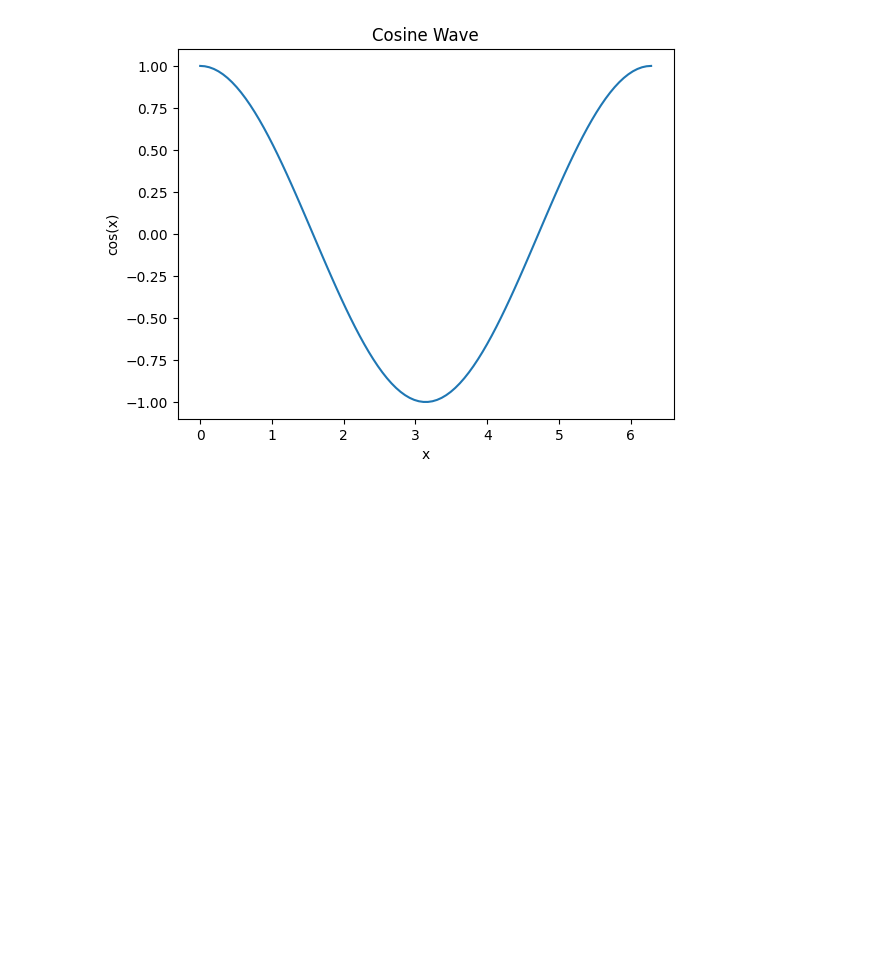
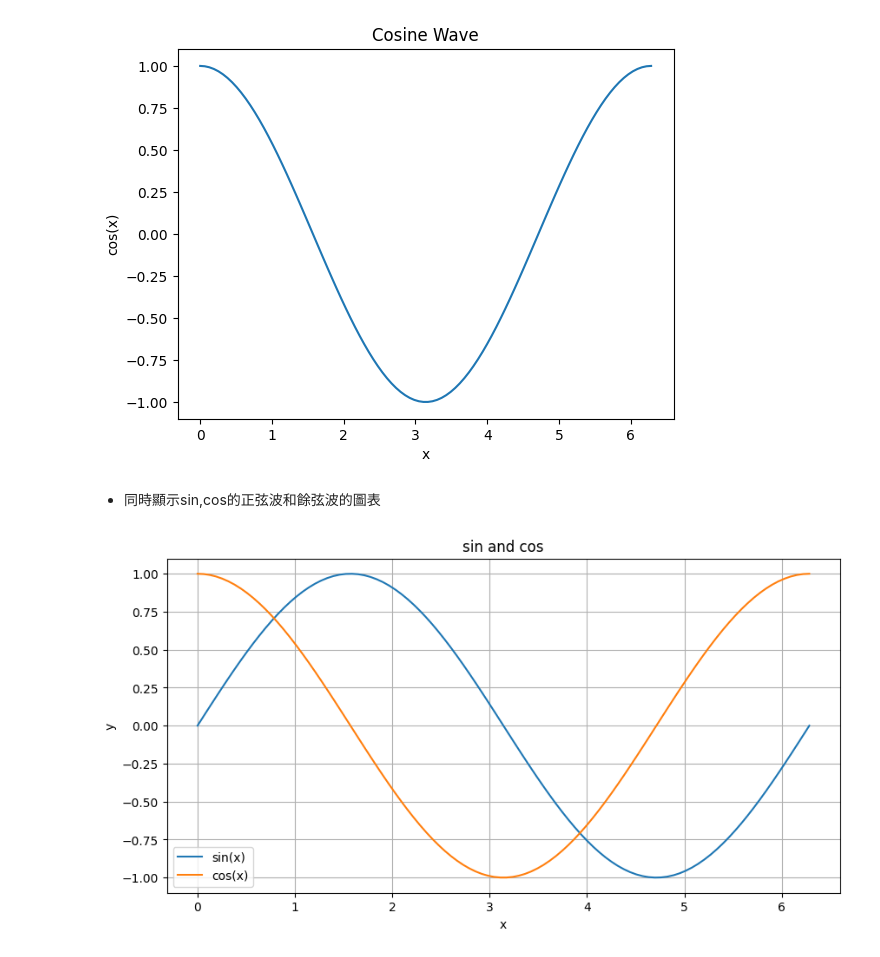
Before and after one commit to Ian19890607/2025_03_15_chillee, a Jupyter notebook: python專案/demo1.ipynb, the cells around one changed output. Cells and saved outputs as stored; diff of their text form; code cells hidden in the pictures; blank space fills up the shorter version.

```diff
--- a/python專案/demo1.ipynb
+++ b/python專案/demo1.ipynb
@@ -49,3 +49,26 @@ plt.ylabel('cos(x)')
 plt.show()
 # %% [output]
 [figure]
+# %% [markdown]
+- 同時顯示sin,cos的正弦波和餘弦波的圖表
+# %%
+import numpy as np
+import matplotlib.pyplot as plt
+
+# 生成數據
+x = np.linspace(0, 2 * np.pi, 100)
+y_sin = np.sin(x)
+y_cos = np.cos(x)
+
+# 繪製正弦波和餘弦波
+plt.figure(figsize=(10, 5))
+plt.plot(x, y_sin, label='sin(x)')
+plt.plot(x, y_cos, label='cos(x)')
+plt.title('sin and cos')
+plt.xlabel('x')
+plt.ylabel('y')
+plt.legend()
+plt.grid(True)
+plt.show()
+# %% [output]
+[figure, added]
```
